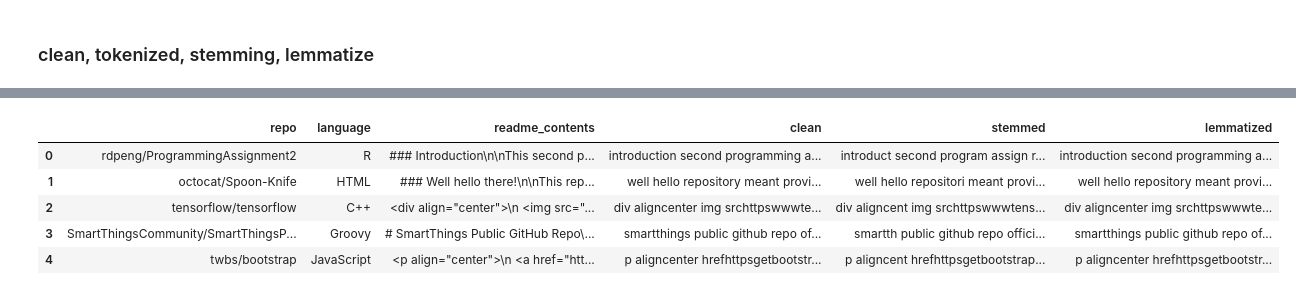
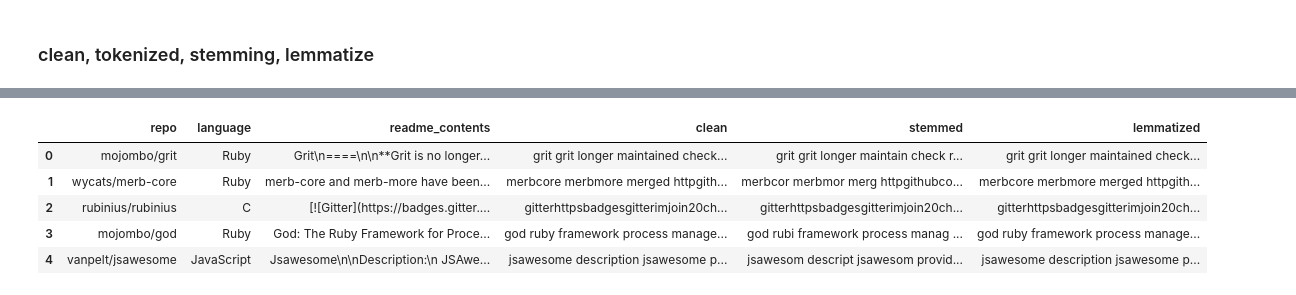
Before and after one commit to mariam-and-cindy/predicting-programming-languages, a Jupyter notebook: initial_notebook_cindy.ipynb, the cells around one changed output, grey strips where cells are left out. Saved outputs shown, nothing was run; the diff lists cells and outputs as text; code cells hidden in the pictures.

```diff
--- a/initial_notebook_cindy.ipynb
+++ b/initial_notebook_cindy.ipynb
@@ -119,2 +211,2 @@ def prepare_mf (df):
 # %%
-df = pd.read_csv('df.csv', index_col=0)
+df = pd.read_csv('git_urls.csv', index_col=0)
@@ -121,11 +236,11 @@ df = pd.read_csv('df.csv', index_col=0)
 # %%
 df =prep.prepare_mf(df)
 # %%
-df
+df.head()
 # %% [output]
 |  | repo | language | readme_contents | clean | stemmed | lemmatized |
-| 0 | rdpeng/ProgrammingAssignment2 | R | ### Introduction\n\nThis second p... | introduction second programming a... | introduct second program assign r... | introduction second programming a... |
-| 1 | octocat/Spoon-Knife | HTML | ### Well hello there!\n\nThis rep... | well hello repository meant provi... | well hello repositori meant provi... | well hello repository meant provi... |
-| 2 | tensorflow/tensorflow | C++ | <div align="center">\n <img src="... | div aligncenter img srchttpswwwte... | div aligncent img srchttpswwwtens... | div aligncenter img srchttpswwwte... |
-| 3 | SmartThingsCommunity/SmartThingsP... | Groovy | # SmartThings Public GitHub Repo\... | smartthings public github repo of... | smartth public github repo offici... | smartthings public github repo of... |
-| 4 | twbs/bootstrap | JavaScript | <p align="center">\n <a href="htt... | p aligncenter hrefhttpsgetbootstr... | p aligncent hrefhttpsgetbootstrap... | p aligncenter hrefhttpsgetbootstr... |
+| 0 | mojombo/grit | Ruby | Grit\n====\n\n**Grit is no longer... | grit grit longer maintained check... | grit grit longer maintain check r... | grit grit longer maintained check... |
+| 1 | wycats/merb-core | Ruby | merb-core and merb-more have been... | merbcore merbmore merged httpgith... | merbcor merbmor merg httpgithubco... | merbcore merbmore merged httpgith... |
+| 2 | rubinius/rubinius | C | [![Gitter](https://badges.gitter.... | gitterhttpsbadgesgitterimjoin20ch... | gitterhttpsbadgesgitterimjoin20ch... | gitterhttpsbadgesgitterimjoin20ch... |
+| 3 | mojombo/god | Ruby | God: The Ruby Framework for Proce... | god ruby framework process manage... | god rubi framework process manag ... | god ruby framework process manage... |
+| 4 | vanpelt/jsawesome | JavaScript | Jsawesome\n\nDescription:\n JSAwe... | jsawesome description jsawesome p... | jsawesom descript jsawesom provid... | jsawesome description jsawesome p... |
```
Also changed, not shown: parts of 80 cells of this notebook.
